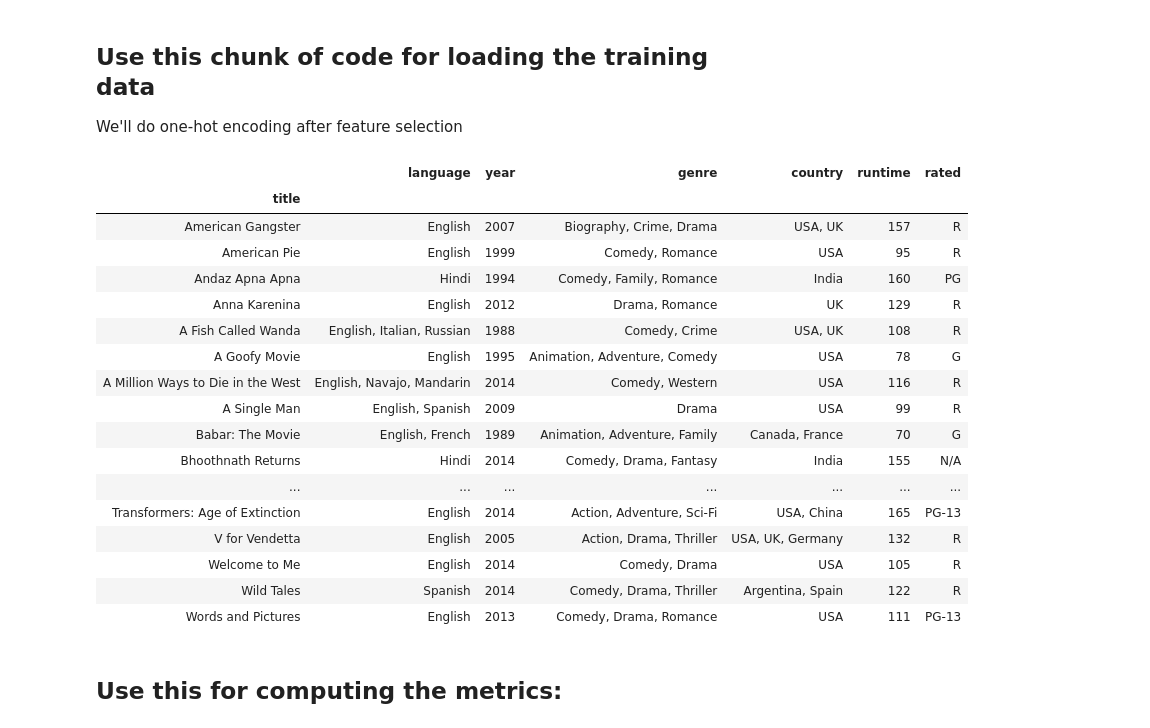
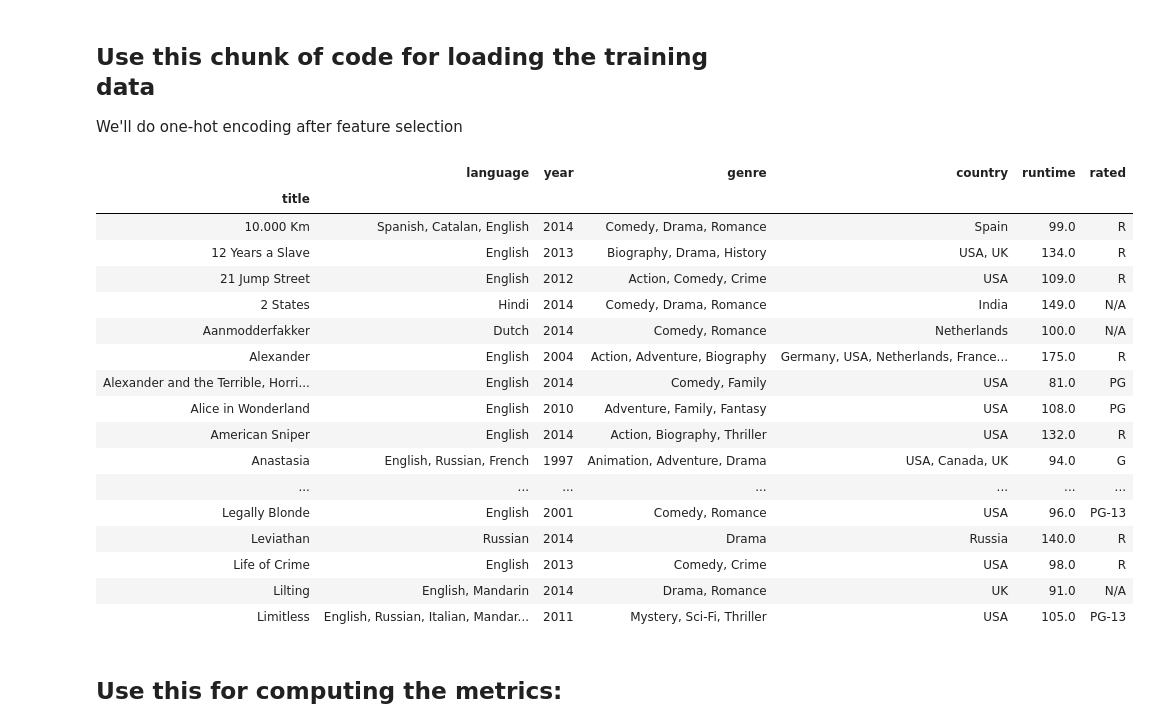
Before and after one commit to mrpip/ExperimentDesign_ex2_CoE, a Jupyter notebook: Metadata.ipynb, the cells around one changed output. Saved outputs shown, nothing was run; the diff lists cells and outputs as text; code cells hidden in the pictures.

```diff
--- a/Metadata.ipynb
+++ b/Metadata.ipynb
@@ -21,31 +21,31 @@ from sklearn.ensemble import RandomForestClassifier, AdaBoostClassifier, Gradien
 ## Use this chunk of code for loading the training data
 We'll do one-hot encoding after feature selection
 # %%
-df = load_data('Dev')
-df = df.loc[:, ['language', 'year', 'genre', 'country', 'runtime', 'rated']]
+df = load_data('Dev').loc[:, ['language', 'year', 'genre', 'country', 'runtime', 'rated']]
+df_test = load_data('Test').loc[:, ['language', 'year', 'genre', 'country', 'runtime', 'rated']]
 
 labels = pd.read_excel(r'Dev_Set\dev_set_groundtruth_and_trailers.xls', index_col=0).goodforairplane
 
-df.head(100)
+df_test.head(100)
 # %% [output]
 |  | language | year | genre | country | runtime | rated |
 | title |  |  |  |  |  |  |
-| American Gangster | English | 2007 | Biography, Crime, Drama | USA, UK | 157 | R |
-| American Pie | English | 1999 | Comedy, Romance | USA | 95 | R |
-| Andaz Apna Apna | Hindi | 1994 | Comedy, Family, Romance | India | 160 | PG |
-| Anna Karenina | English | 2012 | Drama, Romance | UK | 129 | R |
-| A Fish Called Wanda | English, Italian, Russian | 1988 | Comedy, Crime | USA, UK | 108 | R |
-| A Goofy Movie | English | 1995 | Animation, Adventure, Comedy | USA | 78 | G |
-| A Million Ways to Die in the West | English, Navajo, Mandarin | 2014 | Comedy, Western | USA | 116 | R |
-| A Single Man | English, Spanish | 2009 | Drama | USA | 99 | R |
-| Babar: The Movie | English, French | 1989 | Animation, Adventure, Family | Canada, France | 70 | G |
-| Bhoothnath Returns | Hindi | 2014 | Comedy, Drama, Fantasy | India | 155 | N/A |
+| 10.000 Km | Spanish, Catalan, English | 2014 | Comedy, Drama, Romance | Spain | 99.0 | R |
+| 12 Years a Slave | English | 2013 | Biography, Drama, History | USA, UK | 134.0 | R |
+| 21 Jump Street | English | 2012 | Action, Comedy, Crime | USA | 109.0 | R |
+| 2 States | Hindi | 2014 | Comedy, Drama, Romance | India | 149.0 | N/A |
+| Aanmodderfakker | Dutch | 2014 | Comedy, Romance | Netherlands | 100.0 | N/A |
+| Alexander | English | 2004 | Action, Adventure, Biography | Germany, USA, Netherlands, France... | 175.0 | R |
+| Alexander and the Terrible, Horri... | English | 2014 | Comedy, Family | USA | 81.0 | PG |
+| Alice in Wonderland | English | 2010 | Adventure, Family, Fantasy | USA | 108.0 | PG |
+| American Sniper | English | 2014 | Action, Biography, Thriller | USA | 132.0 | R |
+| Anastasia | English, Russian, French | 1997 | Animation, Adventure, Drama | USA, Canada, UK | 94.0 | G |
 | ... | ... | ... | ... | ... | ... | ... |
-| Transformers: Age of Extinction | English | 2014 | Action, Adventure, Sci-Fi | USA, China | 165 | PG-13 |
-| V for Vendetta | English | 2005 | Action, Drama, Thriller | USA, UK, Germany | 132 | R |
-| Welcome to Me | English | 2014 | Comedy, Drama | USA | 105 | R |
-| Wild Tales | Spanish | 2014 | Comedy, Drama, Thriller | Argentina, Spain | 122 | R |
-| Words and Pictures | English | 2013 | Comedy, Drama, Romance | USA | 111 | PG-13 |
+| Legally Blonde | English | 2001 | Comedy, Romance | USA | 96.0 | PG-13 |
+| Leviathan | Russian | 2014 | Drama | Russia | 140.0 | R |
+| Life of Crime | English | 2013 | Comedy, Crime | USA | 98.0 | R |
+| Lilting | English, Mandarin | 2014 | Drama, Romance | UK | 91.0 | N/A |
+| Limitless | English, Russian, Italian, Mandar... | 2011 | Mystery, Sci-Fi, Thriller | USA | 105.0 | PG-13 |
 # %% [markdown]
 ## Use this for computing the metrics:
 # %%
```
Also changed, not shown: parts of 3 cells of this notebook.
